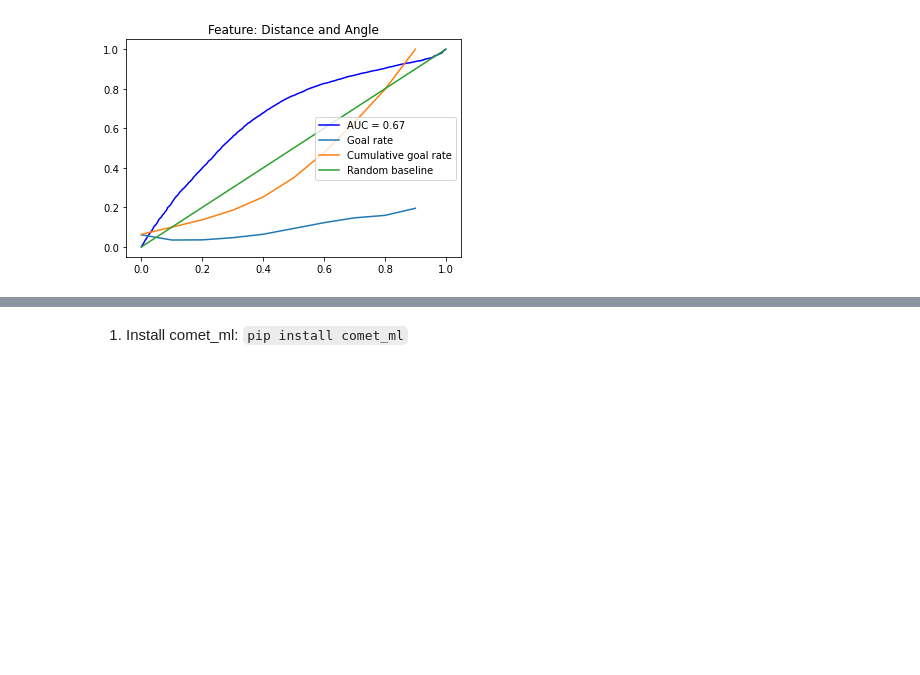
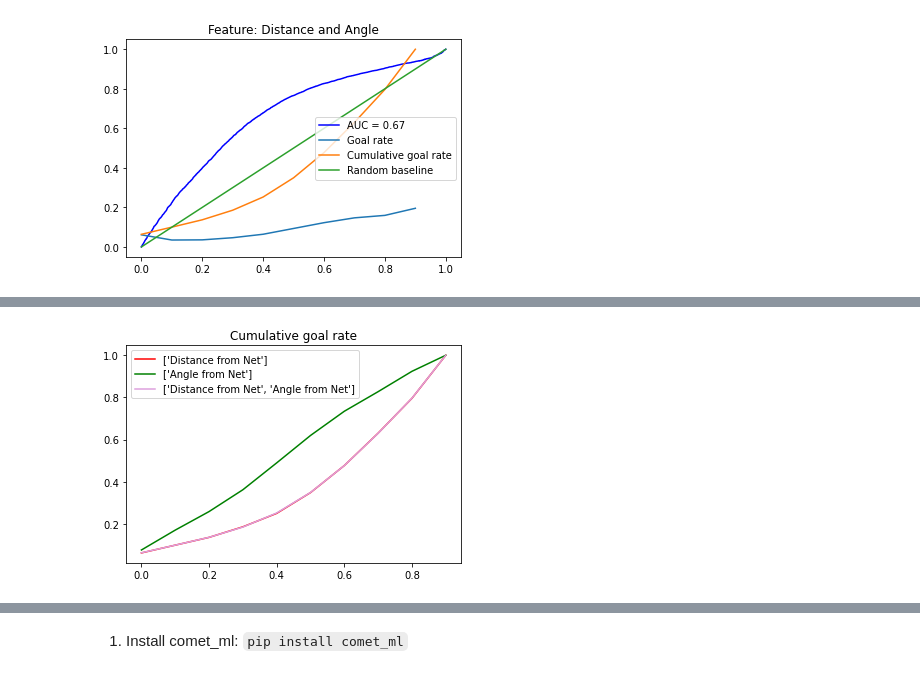
Before and after one commit to IreneZhou0129/IFT6758_m1, a Jupyter notebook: notebooks/m2_q3.ipynb, the cells around one changed output, grey strips where cells are left out. Cells and saved outputs as stored; diff of their text form; code cells hidden in the pictures; blank space fills up the shorter version.

```diff
--- a/notebooks/m2_q3.ipynb
+++ b/notebooks/m2_q3.ipynb
@@ -394,0 +432,29 @@ both_features = logistic_reg(X, y, features=['Distance from Net', 'Angle from Ne
+# %%
+def plot_cumulative_rate(feature_color_dict):
+
+    for k,v in feature_color_dict.items():
+
+        f = v[0]
+        color = v[1]
+
+        probs = q3_2(X, y, f)
+        is_goal = probs[:,1]
+
+        perc_df = get_percentile(X, y, probs, f)
+        goal_rate_df = get_rate(perc_df)
+
+        cumulative_rate = get_rate(perc_df, function_type='cumulative_rate')
+
+        plt.plot(
+            cumulative_rate['Percentile']/100,
+            cumulative_rate['Rate']/100,
+            label = f'{f}',
+            color = color
+        )
+
+    plt.title('Cumulative goal rate')
+    plt.legend()
+
+plot_cumulative_rate(feature_color_dict)
+# %% [output]
+[figure, added]
```
Also changed, not shown: parts of 8 cells of this notebook.
